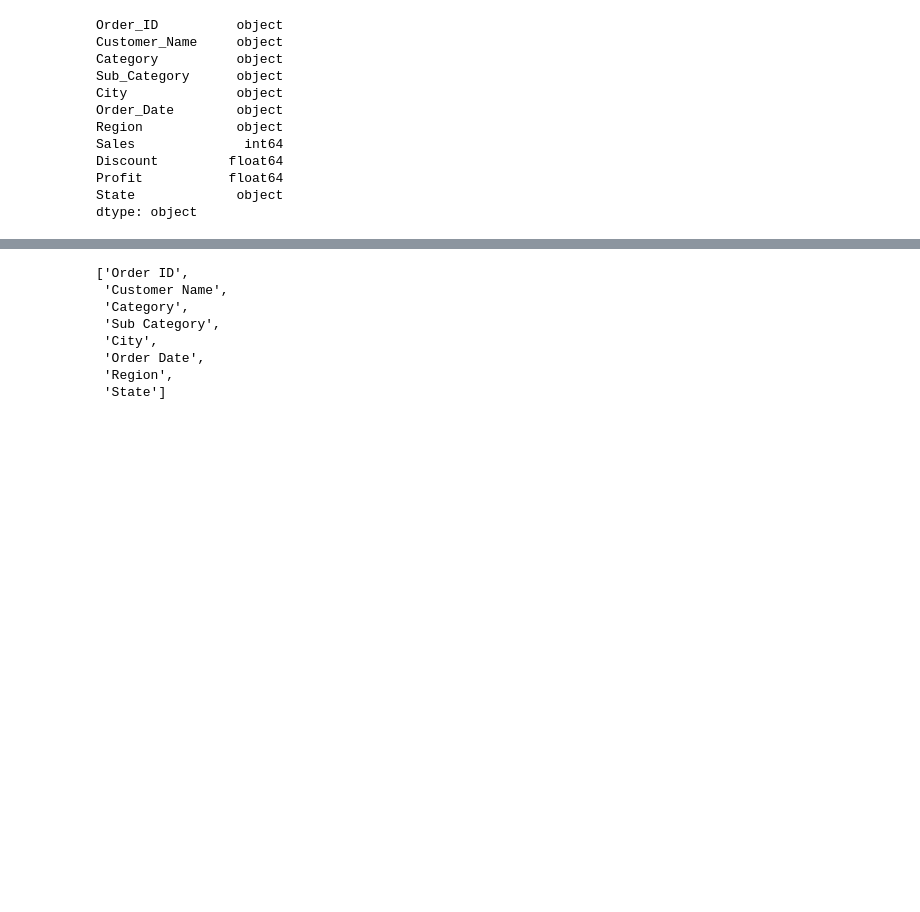
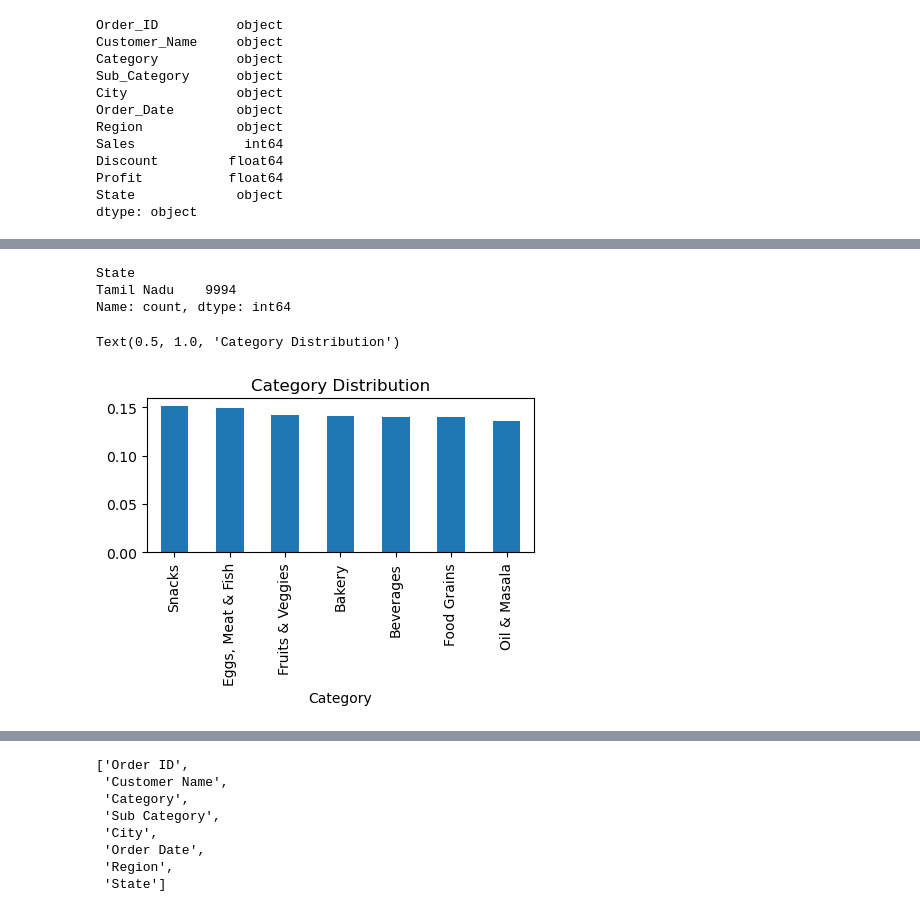
Before and after one commit to Naftal-Rainer/FMCG-Retail-Analytics, a Jupyter notebook: retail_analysis.ipynb, the cells around one changed output, grey strips where cells are left out. Saved outputs shown, nothing was run; the diff lists cells and outputs as text; code cells hidden in the pictures; blank space fills up the shorter version.

```diff
--- a/retail_analysis.ipynb
+++ b/retail_analysis.ipynb
@@ -135,0 +151,13 @@ ValueError: time data "4/15/2018" doesn't match format "%m-%d-%Y", at position 4
+# %%
+data.State.value_counts()
+# %% [output]
+State
+Tamil Nadu    9994
+Name: count, dtype: int64
+# %%
+plt.figure(figsize=(5, 2))
+data.Category.value_counts(normalize=True).plot(kind="bar")
+plt.title("Category Distribution")
+# %% [output]
+Text(0.5, 1.0, 'Category Distribution')
+[figure, added]
```
Also changed, not shown: parts of 10 cells of this notebook.
